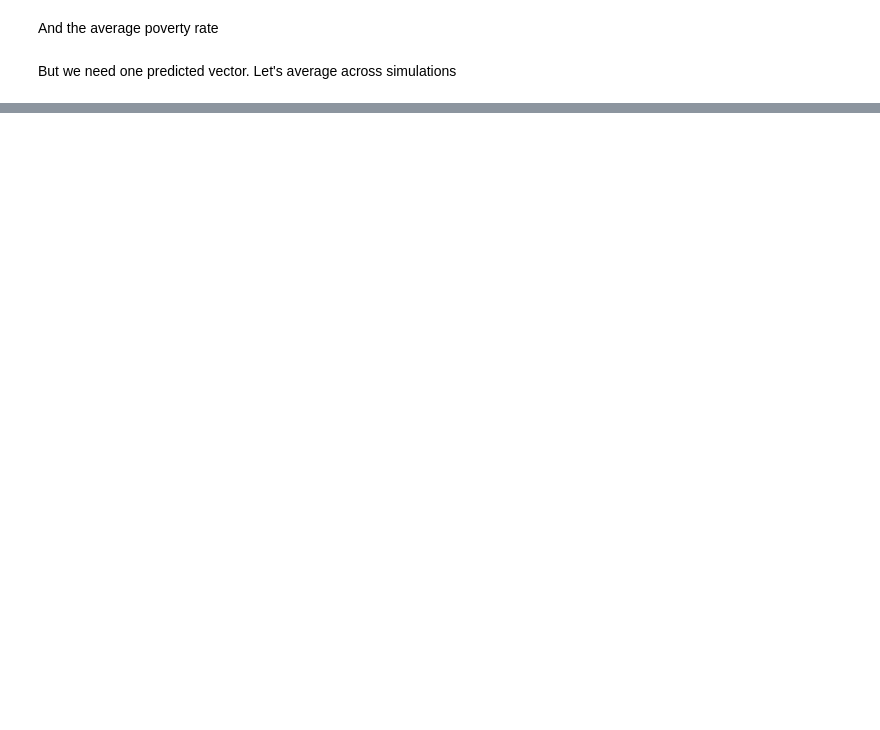
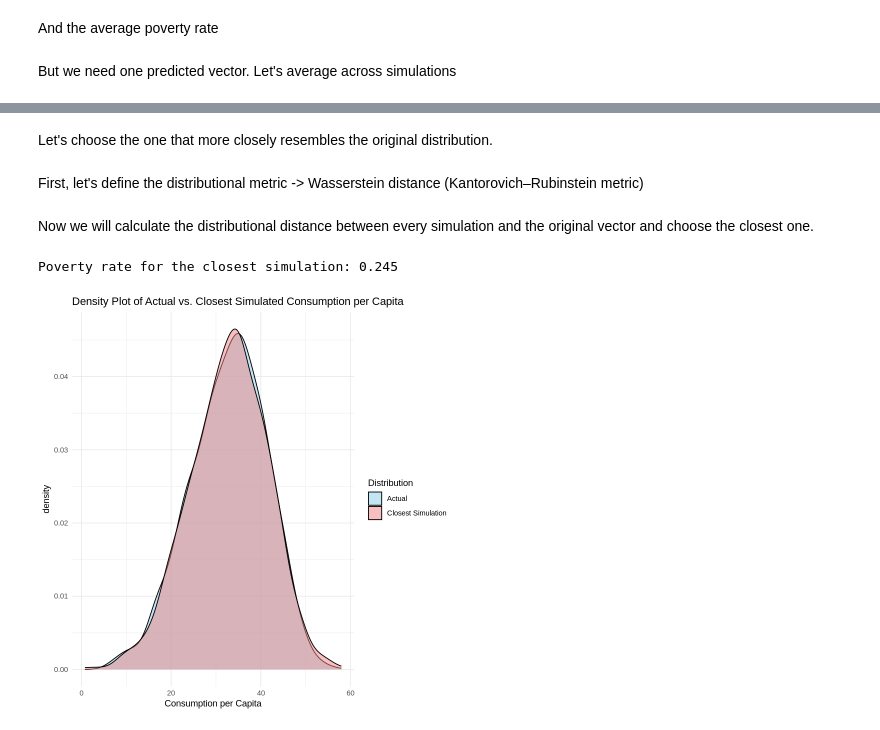
Before and after one commit to jefernandezec/s2s, a Jupyter notebook: S2S.ipynb, the cells around one changed output, grey strips where cells are left out. Cells and saved outputs as stored; diff of their text form; code cells hidden in the pictures; blank space fills up the shorter version.

```diff
--- a/S2S.ipynb
+++ b/S2S.ipynb
@@ -283,0 +290,36 @@ Not again!
+# %% [markdown]
+Let's choose the one that more closely resembles the original distribution.
+# %% [markdown]
+First, let's define the distributional metric ->  Wasserstein distance (Kantorovich–Rubinstein metric)
+# %%
+compute_wasserstein_distance <- function(original, predicted_matrix) {
+  distances <- apply(predicted_matrix, 2, function(pred) {
+    wasserstein1d(original, pred)
+  })
+  return(distances)
+}
+# %% [markdown]
+Now we will calculate the distributional distance between every simulation and the original vector and choose the closest one.
+# %%
+distances <- compute_wasserstein_distance(df$consumption_pc, do.call(cbind, predicted_consumption_list))
+closest_simulation_index <- which.min(distances)
+closest_predicted_consumption <- predicted_consumption_list[[closest_simulation_index]]
+
+# Add the closest predicted consumption vector to the data frame
+df$closest_predicted_consumption <- closest_predicted_consumption
+
+# Compare the distribution of the closest simulation with the actual data
+ggplot(df, aes(x = consumption_pc)) +
+  geom_density(aes(fill = "Actual"), alpha = 0.5) +
+  geom_density(aes(x = closest_predicted_consumption, fill = "Closest Simulation"), alpha = 0.5) +
+  scale_fill_manual(values = c("Actual" = "skyblue", "Closest Simulation" = "lightcoral")) +
+  theme_minimal() +
+  labs(title = "Density Plot of Actual vs. Closest Simulated Consumption per Capita",
+       x = "Consumption per Capita",
+       fill = "Distribution")
+
+# Check the poverty rate for the closest simulation
+cat("Poverty rate for the closest simulation:", mean(df$closest_predicted_consumption < 27), "\n")
+# %% [output]
+Poverty rate for the closest simulation: 0.245
+[figure, added]
```
Also changed, not shown: parts of 10 cells of this notebook.
